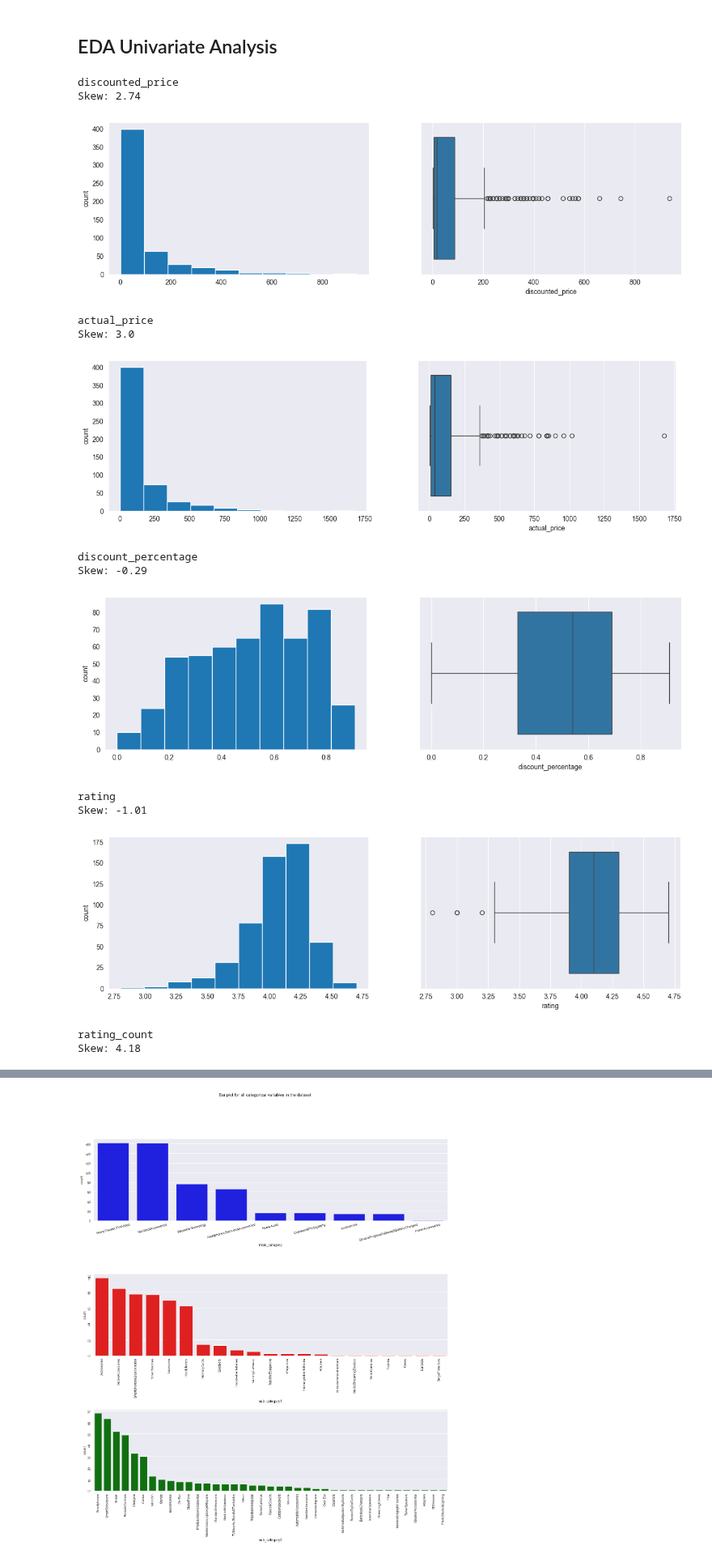
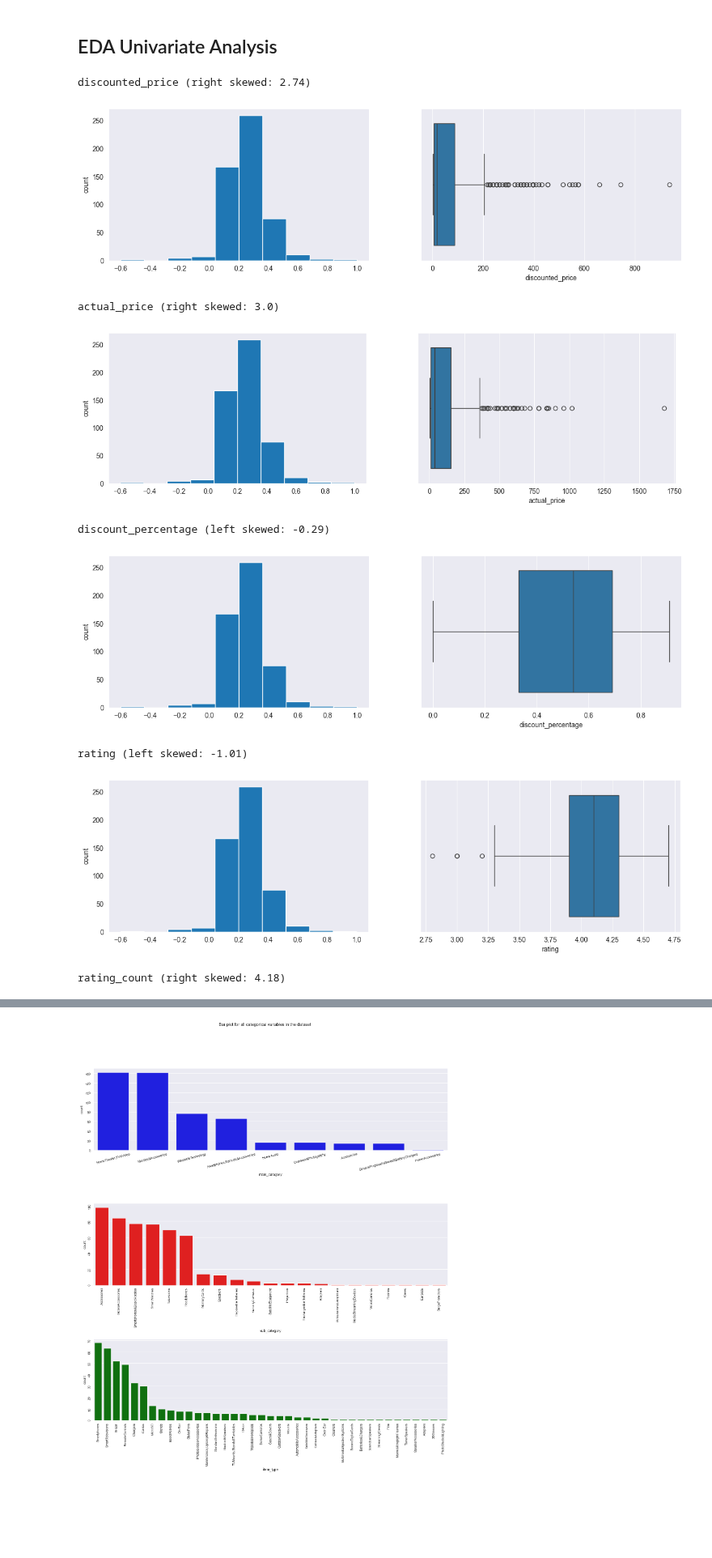
Before and after one commit to anthonyvann/eCommerce-Dataset-Analysis, a Jupyter notebook: EDA.ipynb, the cells around one changed output, grey strips where cells are left out. Shown at 81% size. Drawn from its saved outputs; the diff is of its cells as text; code cells hidden in the pictures; blank space fills up the shorter version.

```diff
--- a/EDA.ipynb
+++ b/EDA.ipynb
@@ -271,8 +271,8 @@ split_categories = data.category.str.split('|', expand=True)
 
 # Assigning new columns to the DataFrame
 data['main_category'] = split_categories[1]  # All entries are electronics, so the new main category is the first sub-category in the hierarchy
-data['sub_category1'] = split_categories[2]
-data['sub_category2'] = split_categories[3]
+data['sub_category'] = split_categories[2]
+data['item_type'] = split_categories[3]
 
 # Dropping the original 'category' column as it's no longer needed
 data.drop('category', axis=1, inplace=True)
@@ -390,29 +390,33 @@ Numerical columns: ['discounted_price', 'actual_price', 'discount_percentage', '
 ## EDA Univariate Analysis
 # %%
 # Univariate Analysis on numerical columns
-for col in numerical_cols:
-    print(col)
-    print(f"Skew: {round(data[col].skew(), 2)}")
+for col_name in numerical_cols:
+    skewness = round(data[col_name].skew(), 2)
+    if skewness > 0:
+        print(f"{col_name} (right skewed: {skewness})")
+    elif skewness < 0:
+        print(f"{col_name} (left skewed: {skewness})")
+    else:
+        print(f"{col_name} (normal distribution)")
 
     plt.figure(figsize=(15, 4))
+
+    # Generate and display histograms
     plt.subplot(1, 2, 1)
     data[col].hist(grid=False)
     plt.ylabel('count')
+
+    # Generate and display boxplots
     plt.subplot(1, 2, 2)
-    sns.boxplot(x=data[col])
+    sns.boxplot(x=data[col_name])
     plt.show()
 # %% [output]
-discounted_price
-Skew: 2.74
+discounted_price (right skewed: 2.74)
-[figure, old version]
+[figure, new version]
-actual_price
-Skew: 3.0
+actual_price (right skewed: 3.0)
-[figure, old version]
+[figure, new version]
-discount_percentage
-Skew: -0.29
+discount_percentage (left skewed: -0.29)
-[figure, old version]
+[figure, new version]
-rating
-Skew: -1.01
+rating (left skewed: -1.01)
-[figure, old version]
+[figure, new version]
-rating_count
-Skew: 4.18
+rating_count (right skewed: 4.18)
```
Also changed, not shown: parts of 10 cells of this notebook.
